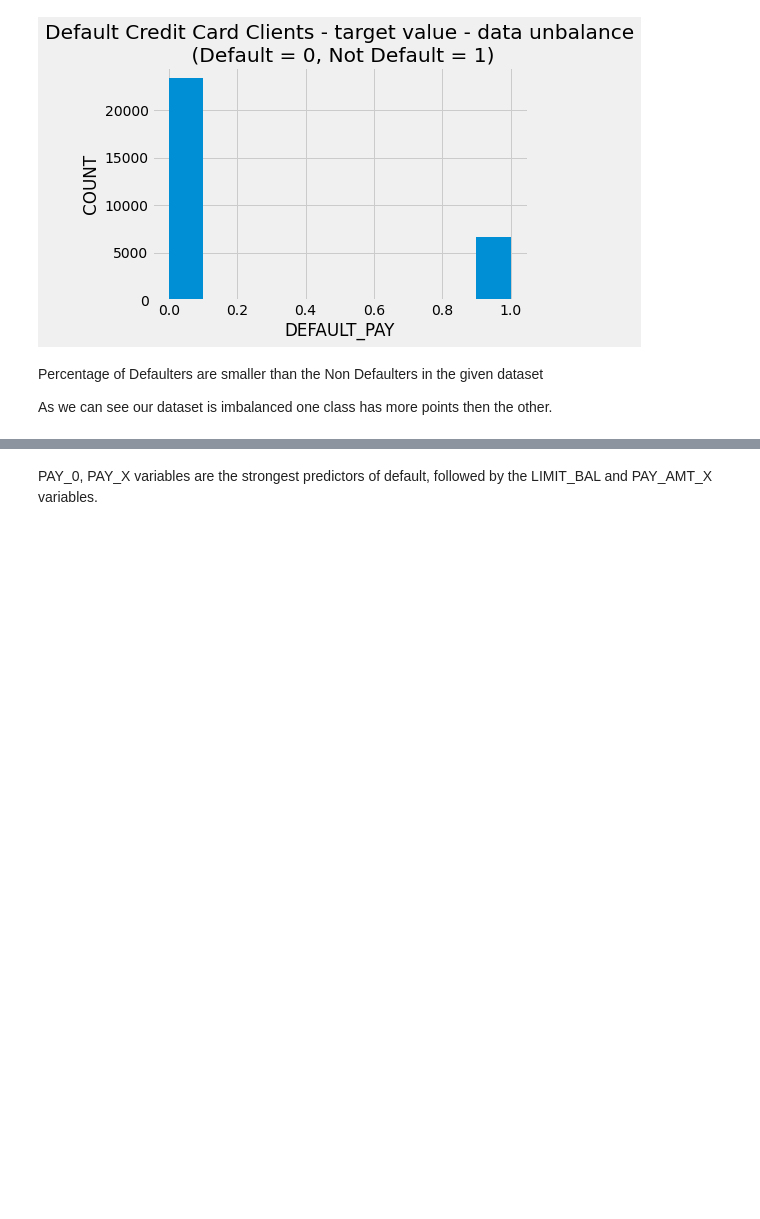
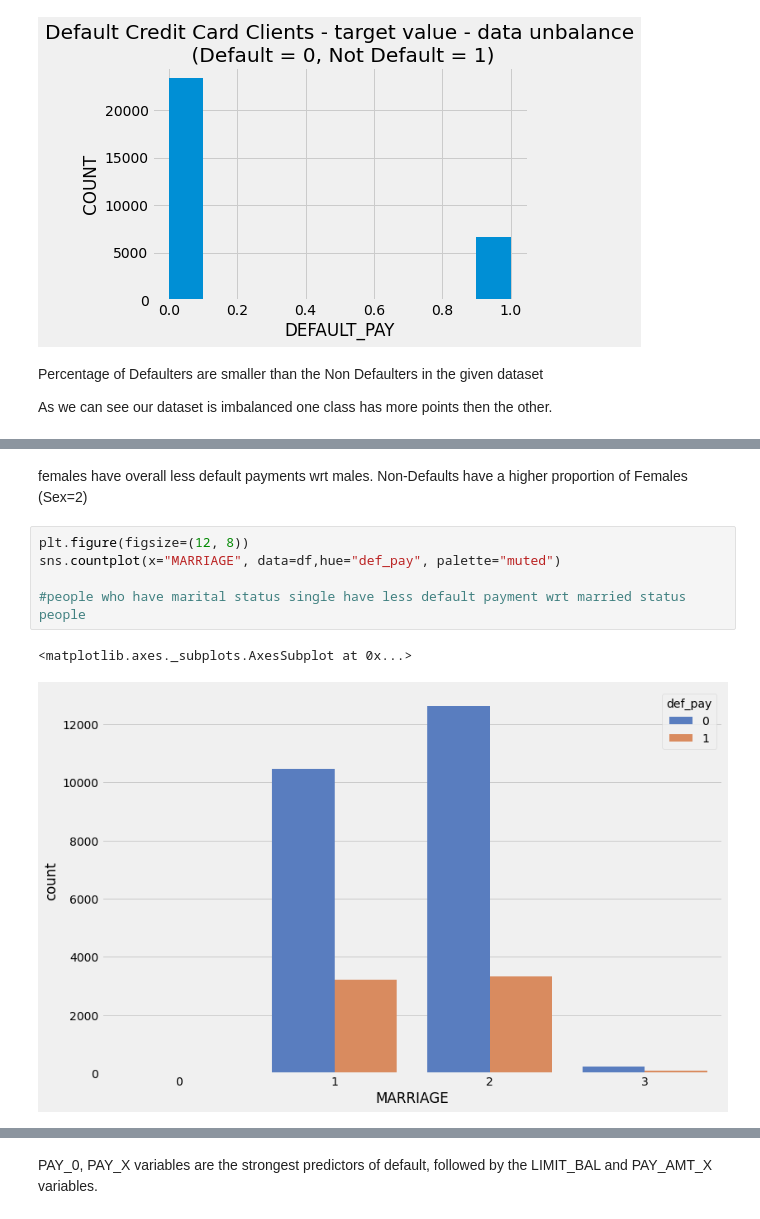
Before and after one commit to shuklasid19/Assignment, a Jupyter notebook: bankbalance.ipynb, the cells around one changed output, grey strips where cells are left out. Cells and saved outputs as stored; diff of their text form; blank space fills up the shorter version.

```diff
--- a/bankbalance.ipynb
+++ b/bankbalance.ipynb
@@ -388 +411,12 @@ correlation = df.corr()
+# %% [markdown]
+females have overall less default payments wrt males.
+Non-Defaults have a higher proportion of Females (Sex=2)
+# %%
+plt.figure(figsize=(12, 8))
+sns.countplot(x="MARRIAGE", data=df,hue="def_pay", palette="muted")
+
+#people who have marital status single have less default payment wrt married status people
+# %% [output]
+<matplotlib.axes._subplots.AxesSubplot at 0x...>
+[figure, added]
 # %%
```
Also changed, not shown: parts of 158 cells of this notebook.
